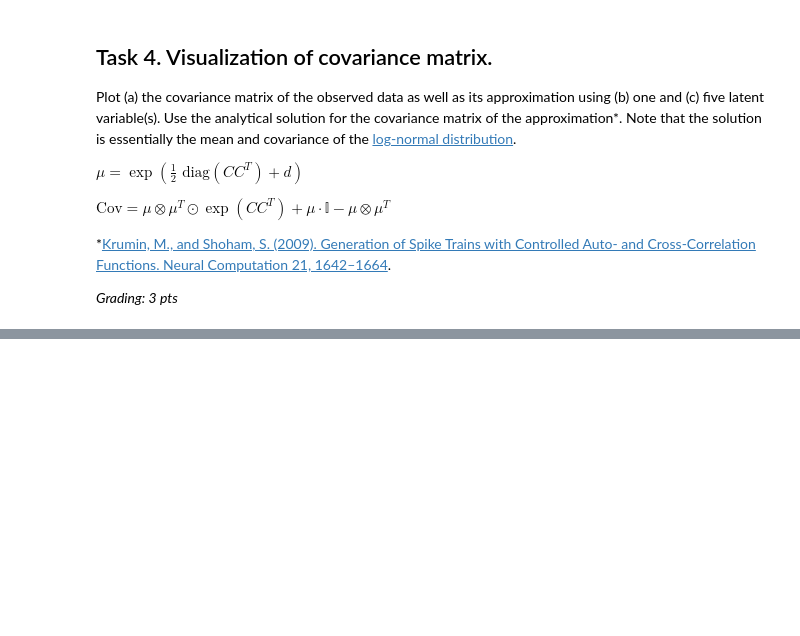
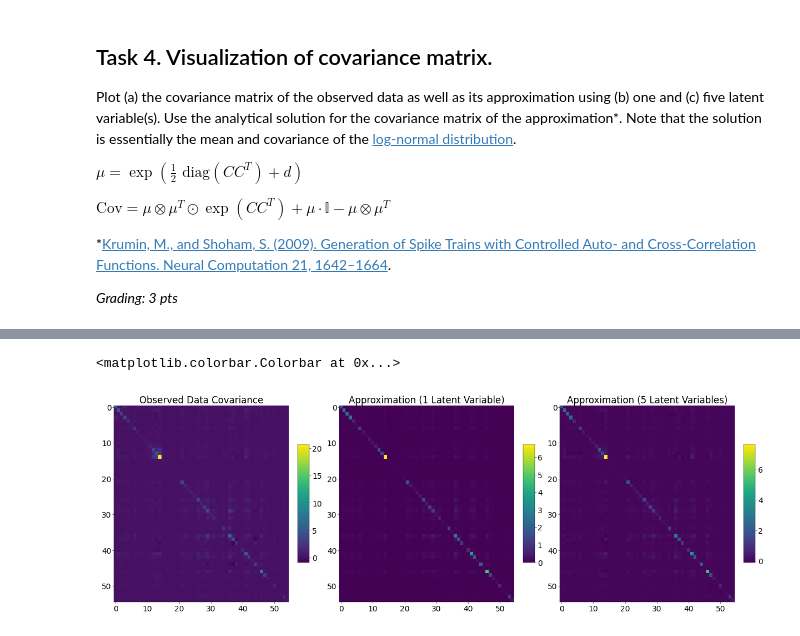
Before and after one commit to madhavi2104/Neural_Data_Science, a Jupyter notebook: CodingLab6.ipynb, the cells around one changed output, grey strips where cells are left out. Cells and saved outputs as stored; diff of their text form; code cells hidden in the pictures; blank space fills up the shorter version.

```diff
--- a/CodingLab6.ipynb
+++ b/CodingLab6.ipynb
@@ -477,0 +560,31 @@ fig, axs = plt.subplots(1, 3, figsize=(10, 3.5))
+# %%
+# Create the figure and axes
+fig, axs = plt.subplots(1, 3, figsize=(12, 4))
+
+# Plot 1: Observed Data Covariance
+im0 = axs[0].imshow(
+    obs_corr,
+    cmap="viridis",
+    aspect="auto",
+    vmin=np.min(obs_corr),
+    vmax=np.max(obs_corr),
+)
+axs[0].set_title("Observed Data Covariance")
+fig.colorbar(im0, ax=axs[0], location="right", shrink=0.6, aspect=10)
+
+# Plot 2: Approximation (1 Latent Variable)
+im1 = axs[1].imshow(
+    opt_r1, cmap="viridis", aspect="auto", vmin=np.min(opt_r1), vmax=np.max(opt_r1)
+)
+axs[1].set_title("Approximation (1 Latent Variable)")
+fig.colorbar(im1, ax=axs[1], location="right", shrink=0.6, aspect=10)
+
+# Plot 3: Approximation (5 Latent Variables)
+im2 = axs[2].imshow(
+    opt_r5, cmap="viridis", aspect="auto", vmin=np.min(opt_r5), vmax=np.max(opt_r5)
+)
+axs[2].set_title("Approximation (5 Latent Variables)")
+fig.colorbar(im2, ax=axs[2], location="right", shrink=0.6, aspect=10)
+# %% [output]
+<matplotlib.colorbar.Colorbar at 0x...>
+[figure, added]
```
Also changed, not shown: parts of 9 cells of this notebook.
